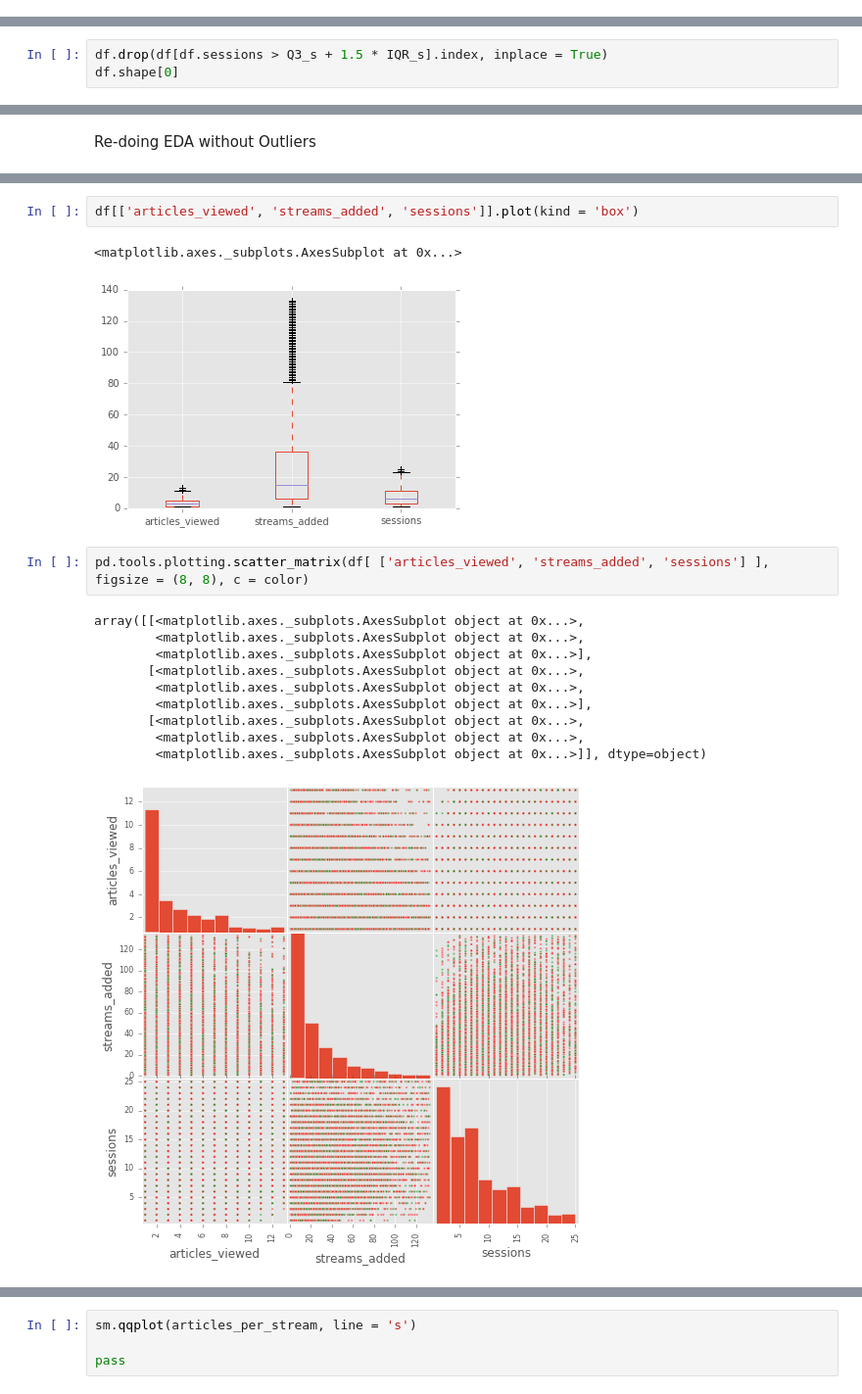
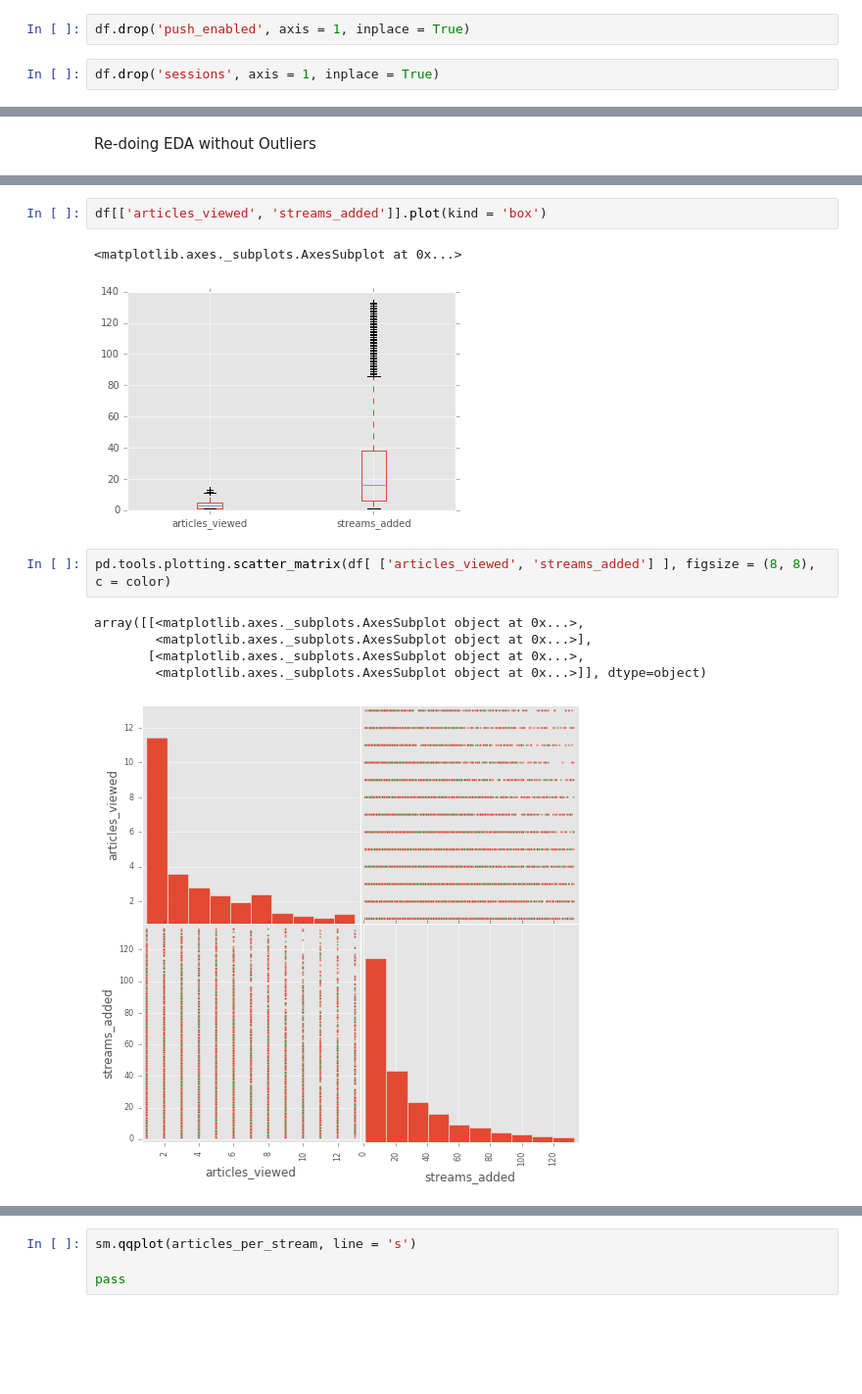
Before and after one commit to awburke/DS-SF-27, a Jupyter notebook: final-project/Final Project Files/Code/Final_Project_notebook.ipynb, the cells around one changed output, grey strips where cells are left out. Shown at 98% size. Saved outputs shown, nothing was run; the diff lists cells and outputs as text; blank space fills up the shorter version.

```diff
--- a/final-project/Final Project Files/Code/Final_Project_notebook.ipynb
+++ b/final-project/Final Project Files/Code/Final_Project_notebook.ipynb
@@ -144,3 +142,7 @@ df.corr()
 | sessions | 0.582199 | 0.415350 | 1.000000 | 0.492285 | -0.018064 |
 | greater_than_5_sessions | 0.277830 | 0.188577 | 0.492285 | 1.000000 | -0.001644 |
 | push_enabled | -0.038056 | -0.024599 | -0.018064 | -0.001644 | 1.000000 |
+# %%
+df.drop('push_enabled', axis = 1, inplace = True)
+# %%
+df.drop('sessions', axis = 1, inplace = True)
@@ -267,3 +264,0 @@ IQR_s
-# %%
-df.drop(df[df.sessions > Q3_s + 1.5 * IQR_s].index, inplace = True)
-df.shape[0]
@@ -295,18 +286,13 @@ df.corr()
 # %%
-df[['articles_viewed', 'streams_added', 'sessions']].plot(kind = 'box')
+df[['articles_viewed', 'streams_added']].plot(kind = 'box')
 # %% [output]
 <matplotlib.axes._subplots.AxesSubplot at 0x...>
-[figure, old version]
+[figure, new version]
 # %%
-pd.tools.plotting.scatter_matrix(df[ ['articles_viewed', 'streams_added', 'sessions'] ], figsize = (8, 8), c = color)
+pd.tools.plotting.scatter_matrix(df[ ['articles_viewed', 'streams_added'] ], figsize = (8, 8), c = color)
 # %% [output]
 array([[<matplotlib.axes._subplots.AxesSubplot object at 0x...>,
-        <matplotlib.axes._subplots.AxesSubplot object at 0x...>,
         <matplotlib.axes._subplots.AxesSubplot object at 0x...>],
        [<matplotlib.axes._subplots.AxesSubplot object at 0x...>,
-        <matplotlib.axes._subplots.AxesSubplot object at 0x...>,
-        <matplotlib.axes._subplots.AxesSubplot object at 0x...>],
-       [<matplotlib.axes._subplots.AxesSubplot object at 0x...>,
-        <matplotlib.axes._subplots.AxesSubplot object at 0x...>,
         <matplotlib.axes._subplots.AxesSubplot object at 0x...>]], dtype=object)
-[figure, old version]
+[figure, new version]
```
Also changed, not shown: parts of 67 cells of this notebook.
